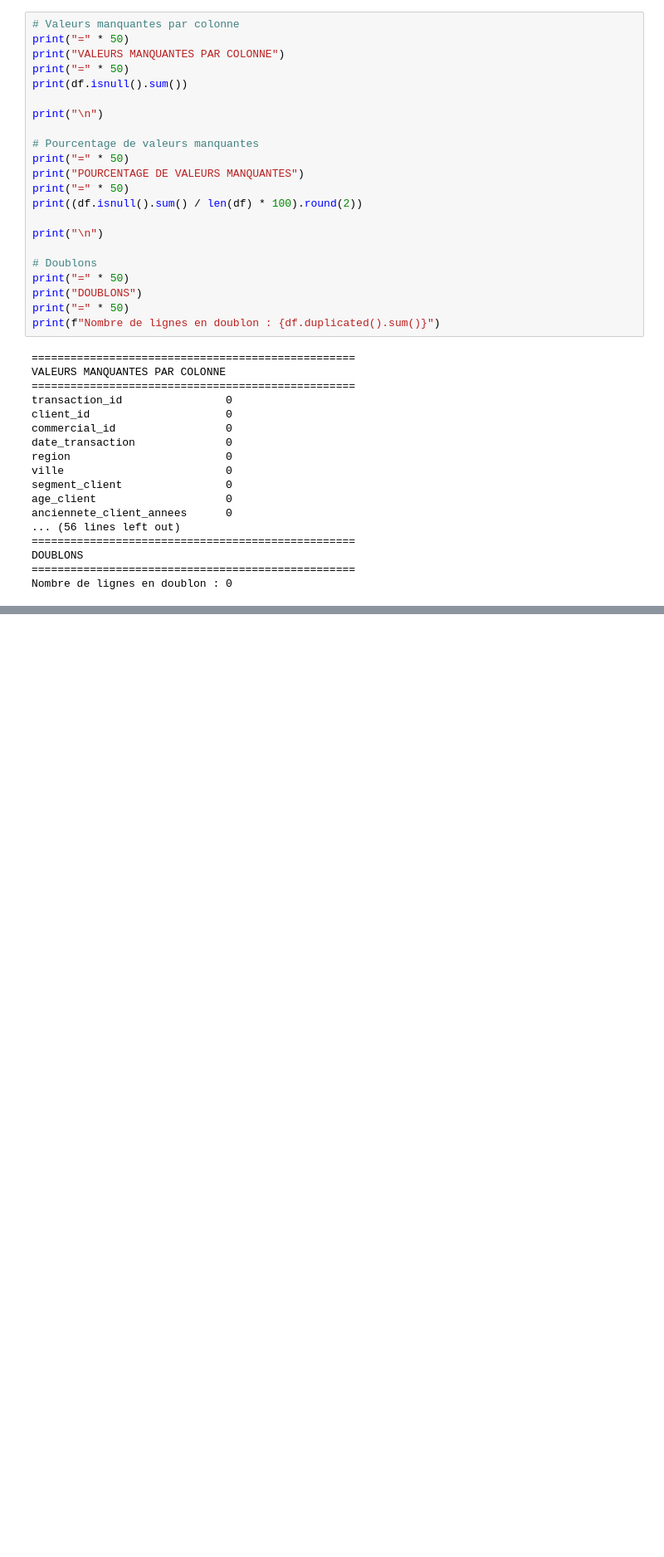
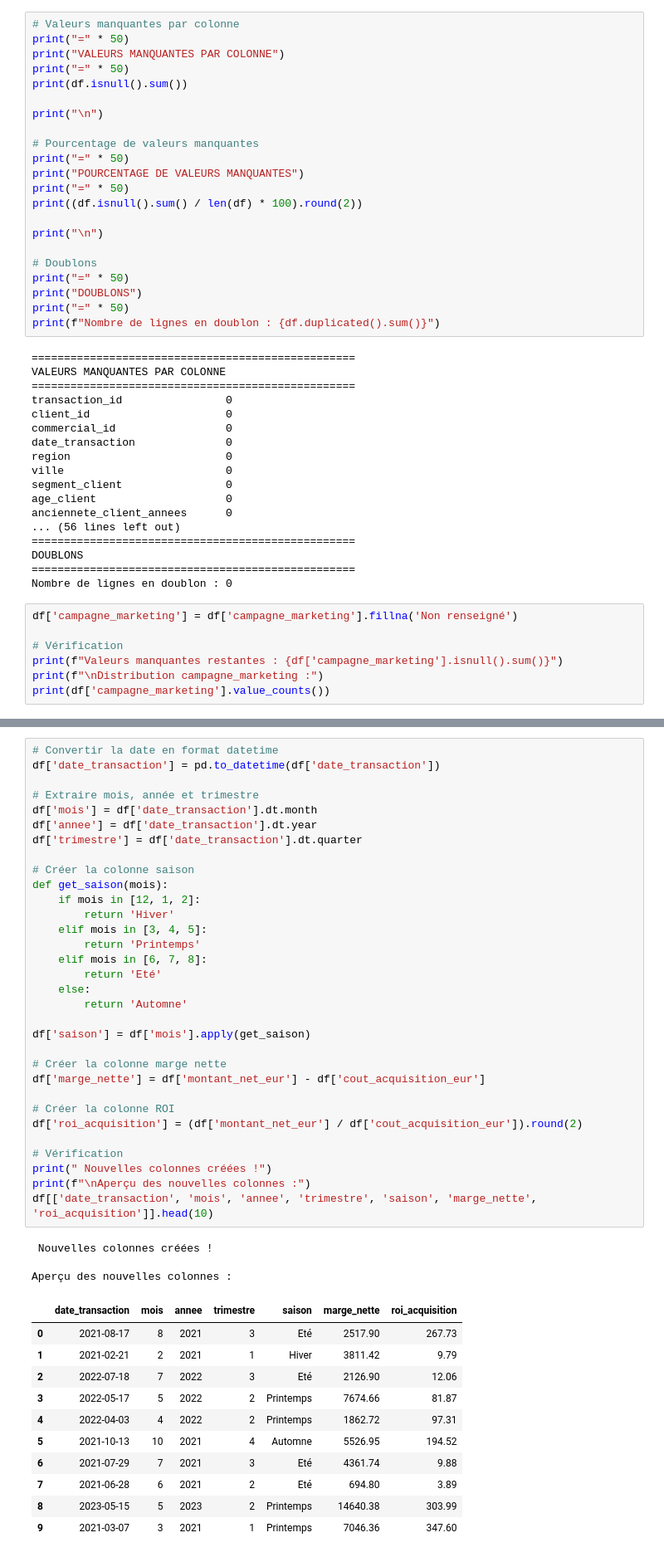
Before and after one commit to Osiasodg/techsales-analytics-platform, a Jupyter notebook: notebooks/module1_audit_qualite.ipynb, the cells around one changed output, grey strips where cells are left out. Shown at 83% size. Saved outputs shown, nothing was run; the diff lists cells and outputs as text; blank space fills up the shorter version.

```diff
--- a/notebooks/module1_audit_qualite.ipynb
+++ b/notebooks/module1_audit_qualite.ipynb
@@ -104,3 +104,10 @@ anciennete_client_annees      0
 DOUBLONS
 ==================================================
 Nombre de lignes en doublon : 0
+# %%
+df['campagne_marketing'] = df['campagne_marketing'].fillna('Non renseigné')
+
+# Vérification
+print(f"Valeurs manquantes restantes : {df['campagne_marketing'].isnull().sum()}")
+print(f"\nDistribution campagne_marketing :")
+print(df['campagne_marketing'].value_counts())
@@ -106,0 +153,47 @@ Nombre de lignes en doublon : 0
+# %%
+# Convertir la date en format datetime
+df['date_transaction'] = pd.to_datetime(df['date_transaction'])
+
+# Extraire mois, année et trimestre
+df['mois'] = df['date_transaction'].dt.month
+df['annee'] = df['date_transaction'].dt.year
+df['trimestre'] = df['date_transaction'].dt.quarter
+
+# Créer la colonne saison
+def get_saison(mois):
+    if mois in [12, 1, 2]:
+        return 'Hiver'
+    elif mois in [3, 4, 5]:
+        return 'Printemps'
+    elif mois in [6, 7, 8]:
+        return 'Eté'
+    else:
+        return 'Automne'
+
+df['saison'] = df['mois'].apply(get_saison)
+
+# Créer la colonne marge nette
+df['marge_nette'] = df['montant_net_eur'] - df['cout_acquisition_eur']
+
+# Créer la colonne ROI
+df['roi_acquisition'] = (df['montant_net_eur'] / df['cout_acquisition_eur']).round(2)
+
+# Vérification
+print(" Nouvelles colonnes créées !")
+print(f"\nAperçu des nouvelles colonnes :")
+df[['date_transaction', 'mois', 'annee', 'trimestre', 'saison', 'marge_nette', 'roi_acquisition']].head(10)
+# %% [output]
+ Nouvelles colonnes créées !
+
+Aperçu des nouvelles colonnes :
+|  | date_transaction | mois | annee | trimestre | saison | marge_nette | roi_acquisition |
+| 0 | 2021-08-17 | 8 | 2021 | 3 | Eté | 2517.90 | 267.73 |
+| 1 | 2021-02-21 | 2 | 2021 | 1 | Hiver | 3811.42 | 9.79 |
+| 2 | 2022-07-18 | 7 | 2022 | 3 | Eté | 2126.90 | 12.06 |
+| 3 | 2022-05-17 | 5 | 2022 | 2 | Printemps | 7674.66 | 81.87 |
+| 4 | 2022-04-03 | 4 | 2022 | 2 | Printemps | 1862.72 | 97.31 |
+| 5 | 2021-10-13 | 10 | 2021 | 4 | Automne | 5526.95 | 194.52 |
+| 6 | 2021-07-29 | 7 | 2021 | 3 | Eté | 4361.74 | 9.88 |
+| 7 | 2021-06-28 | 6 | 2021 | 2 | Eté | 694.80 | 3.89 |
+| 8 | 2023-05-15 | 5 | 2023 | 2 | Printemps | 14640.38 | 303.99 |
+| 9 | 2021-03-07 | 3 | 2021 | 1 | Printemps | 7046.36 | 347.60 |
```
Also changed, not shown: parts of 3 cells of this notebook, 1 other file.
